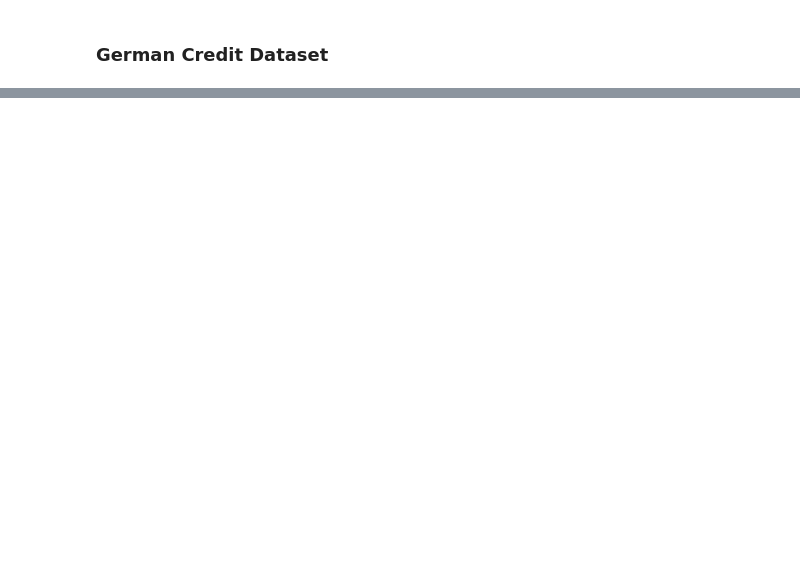
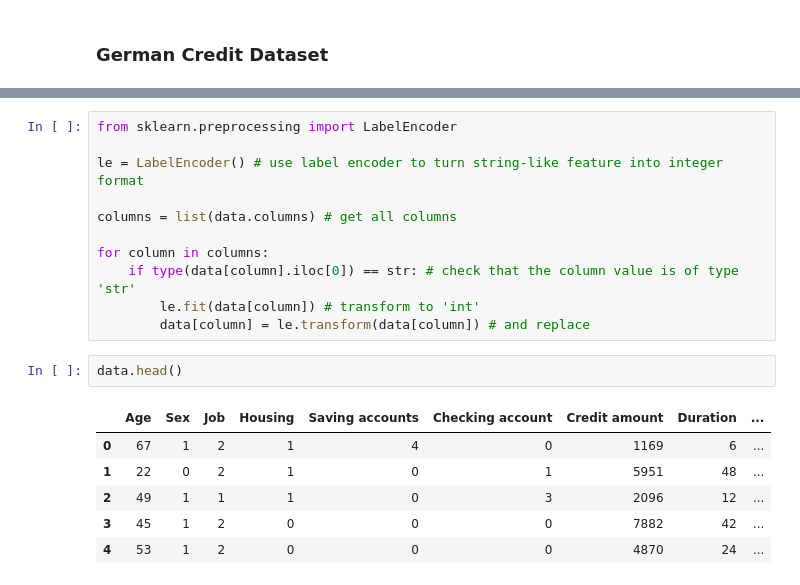
Before and after one commit to lulock/xai_minis, a Jupyter notebook: SHAP/shap.ipynb, the cells around one changed output, grey strips where cells are left out. Drawn from its saved outputs; the diff is of its cells as text; blank space fills up the shorter version.

```diff
--- a/SHAP/shap.ipynb
+++ b/SHAP/shap.ipynb
@@ -42,0 +54,20 @@ plt.show()
+# %%
+from sklearn.preprocessing import LabelEncoder
+
+le = LabelEncoder() # use label encoder to turn string-like feature into integer format
+
+columns = list(data.columns) # get all columns
+
+for column in columns:
+    if type(data[column].iloc[0]) == str: # check that the column value is of type 'str'
+        le.fit(data[column]) # transform to 'int'
+        data[column] = le.transform(data[column]) # and replace
+# %%
+data.head()
+# %% [output]
+|  | Age | Sex | Job | Housing | Saving accounts | Checking account | Credit amount | Duration | ... |
+| 0 | 67 | 1 | 2 | 1 | 4 | 0 | 1169 | 6 | ... |
+| 1 | 22 | 0 | 2 | 1 | 0 | 1 | 5951 | 48 | ... |
+| 2 | 49 | 1 | 1 | 1 | 0 | 3 | 2096 | 12 | ... |
+| 3 | 45 | 1 | 2 | 0 | 0 | 0 | 7882 | 42 | ... |
+| 4 | 53 | 1 | 2 | 0 | 0 | 0 | 4870 | 24 | ... |
```
Also changed, not shown: parts of 13 cells of this notebook, 1 other file.
